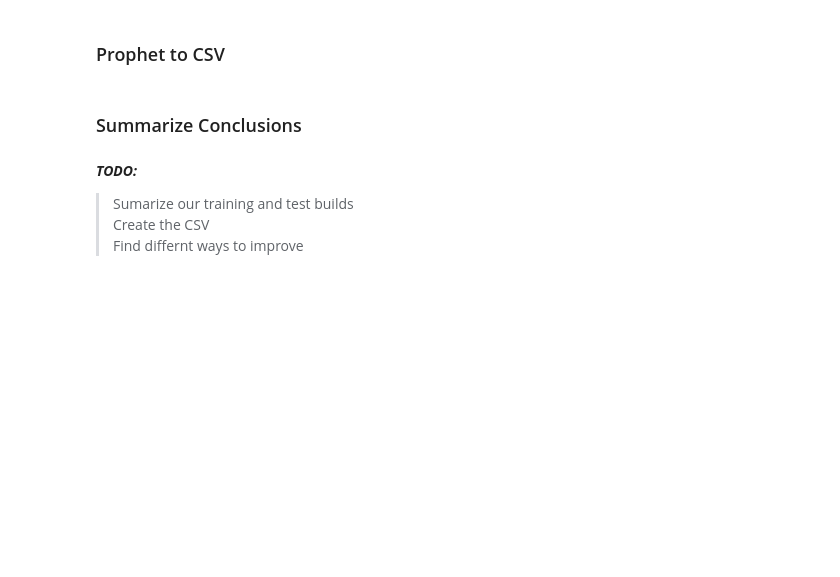
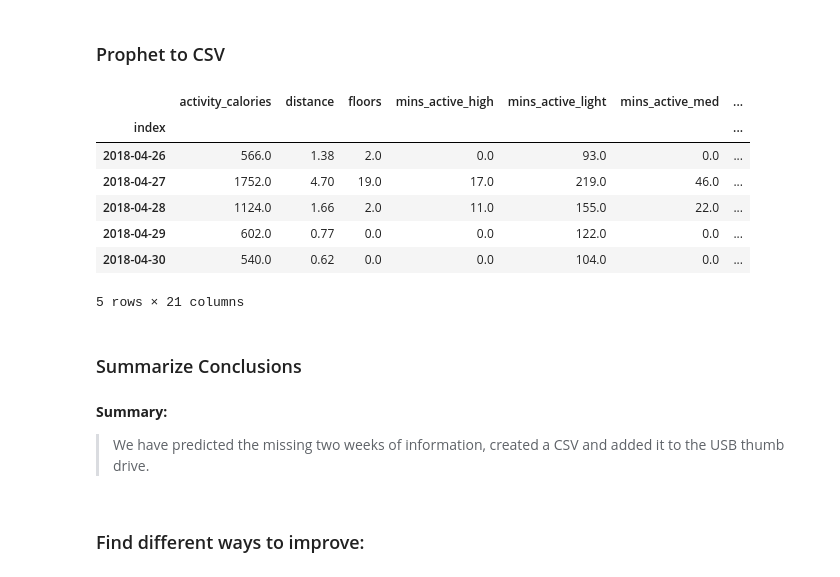
Before and after one commit to time-series-101-eric-norrick/tsa-fitbit, a Jupyter notebook: TimeSeries_Project.ipynb, the cells around one changed output. Cells and saved outputs as stored; diff of their text form; code cells hidden in the pictures; blank space fills up the shorter version.

```diff
--- a/TimeSeries_Project.ipynb
+++ b/TimeSeries_Project.ipynb
@@ -485,10 +500,21 @@ proph_df[-22:-8]
 ### Prophet to CSV
 # %%
 ### proph_df[-22:-8].to_csv('filename.csv')
+# %%
+df.head()
+# %% [output]
+|  | activity_calories | distance | floors | mins_active_high | mins_active_light | mins_active_med | ... |
+| index |  |  |  |  |  |  | ... |
+| 2018-04-26 | 566.0 | 1.38 | 2.0 | 0.0 | 93.0 | 0.0 | ... |
+| 2018-04-27 | 1752.0 | 4.70 | 19.0 | 17.0 | 219.0 | 46.0 | ... |
+| 2018-04-28 | 1124.0 | 1.66 | 2.0 | 11.0 | 155.0 | 22.0 | ... |
+| 2018-04-29 | 602.0 | 0.77 | 0.0 | 0.0 | 122.0 | 0.0 | ... |
+| 2018-04-30 | 540.0 | 0.62 | 0.0 | 0.0 | 104.0 | 0.0 | ... |
+5 rows × 21 columns
 # %% [markdown]
 ### Summarize Conclusions
-# %% [markdown]
-**_TODO:_**
-> Sumarize our training and test builds
-> Create the CSV
-> Find differnt ways to improve
+# %% [markdown]
+**Summary:**
+> We have predicted the missing two weeks of information, created a CSV and added it to the USB thumb drive.
+# %% [markdown]
+### Find different ways to improve:
```
Also changed, not shown: parts of 9 cells of this notebook.
